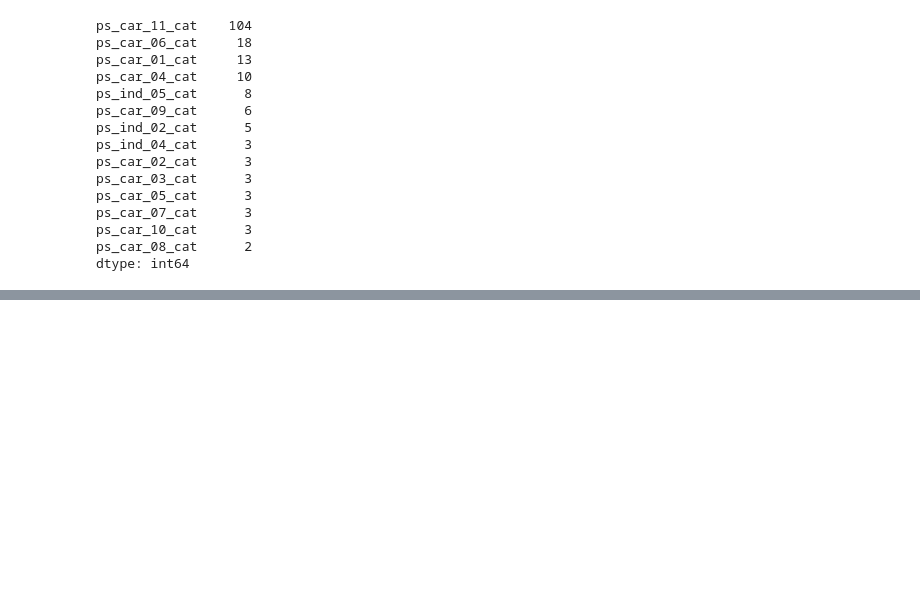
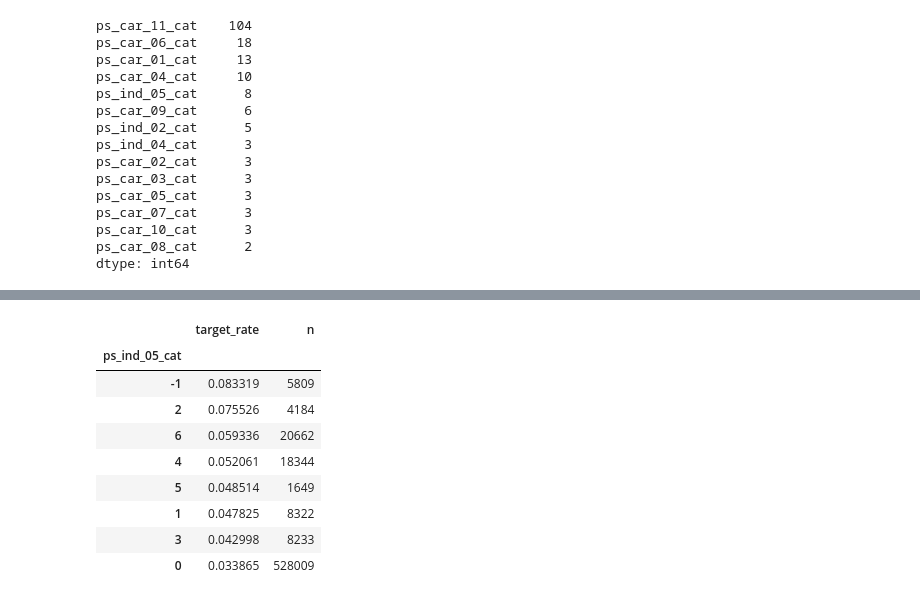
Before and after one commit to Delamijo/Advanced_Data_Analytics_University_Project, a Jupyter notebook: members/S_S_R/notebooks/01_general_eda.ipynb, the cells around one changed output, grey strips where cells are left out. Cells and saved outputs as stored; diff of their text form; code cells hidden in the pictures; blank space fills up the shorter version.

```diff
--- a/members/S_S_R/notebooks/01_general_eda.ipynb
+++ b/members/S_S_R/notebooks/01_general_eda.ipynb
@@ -267,0 +319,24 @@ dtype: int64
+# %%
+# kategoriales feature vs. target
+
+def target_rate_by_category(df, col, target="target"):
+    """Anspruchsrate und häufigkeit je kategorie eines Features"""
+
+    grp = (df.groupby(col)[target]
+          .agg(target_rate="mean", n="count")
+          .sort_values("target_rate", ascending=False))
+    return grp
+
+
+target_rate_by_category(train, "ps_ind_05_cat")
+# %% [output]
+|  | target_rate | n |
+| ps_ind_05_cat |  |  |
+| -1 | 0.083319 | 5809 |
+| 2 | 0.075526 | 4184 |
+| 6 | 0.059336 | 20662 |
+| 4 | 0.052061 | 18344 |
+| 5 | 0.048514 | 1649 |
+| 1 | 0.047825 | 8322 |
+| 3 | 0.042998 | 8233 |
+| 0 | 0.033865 | 528009 |
```
Also changed, not shown: parts of 8 cells of this notebook.
